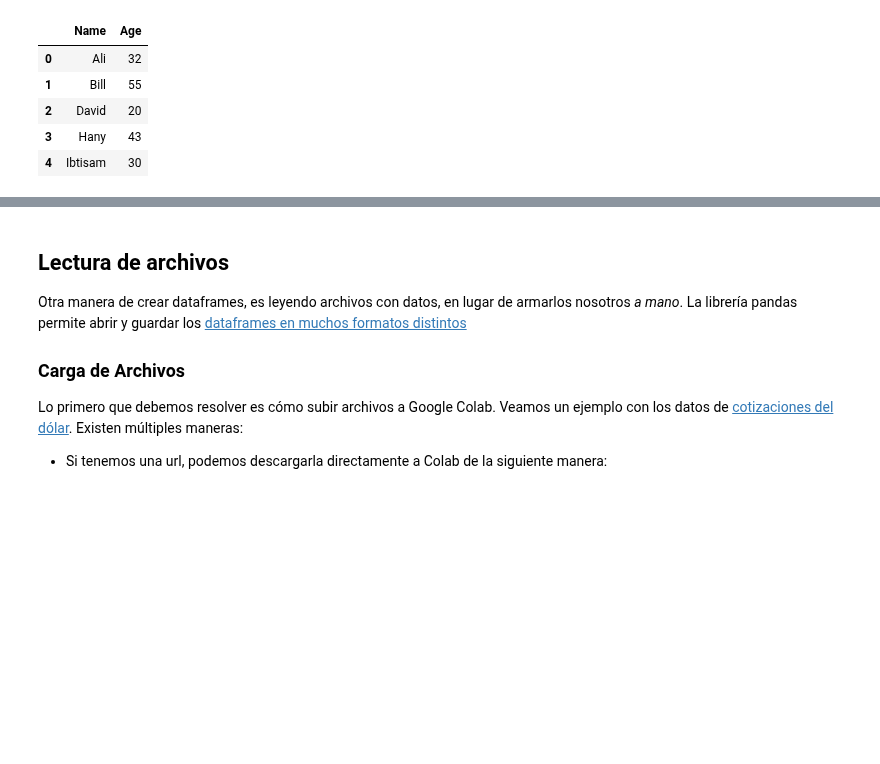
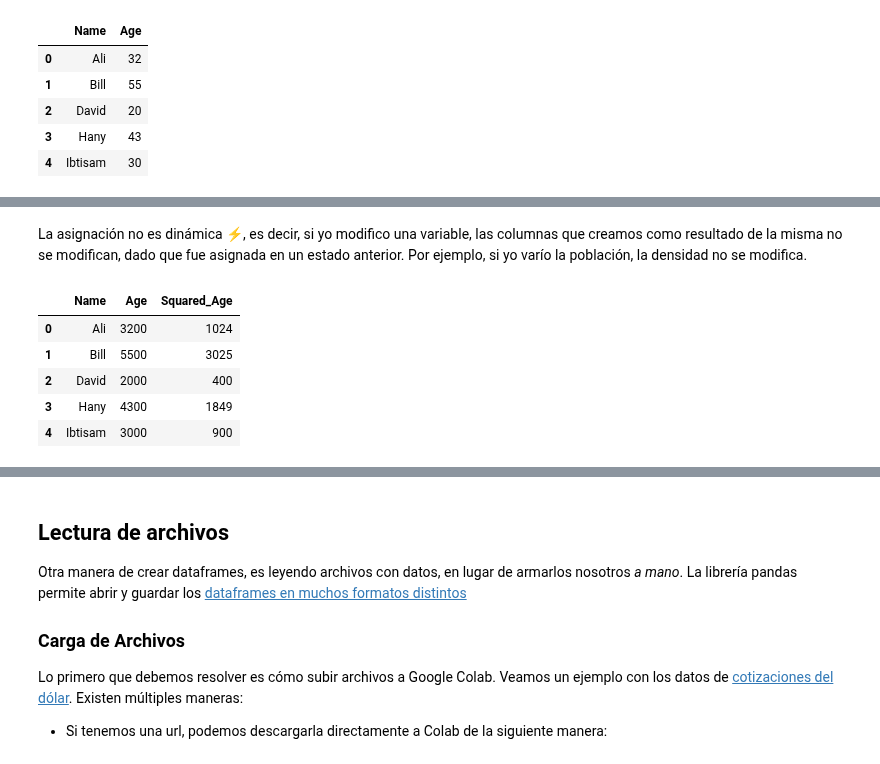
Before and after one commit to mateosuster/pythonungs, a Jupyter notebook: codigos/manipulacion_de_datos/1_Intro_Pandas.ipynb, the cells around one changed output, grey strips where cells are left out. Saved outputs shown, nothing was run; the diff lists cells and outputs as text; code cells hidden in the pictures; blank space fills up the shorter version.

```diff
--- a/codigos/manipulacion_de_datos/1_Intro_Pandas.ipynb
+++ b/codigos/manipulacion_de_datos/1_Intro_Pandas.ipynb
@@ -197,0 +212,12 @@ data_frame es <class 'pandas.core.frame.DataFrame'>
+# %% [markdown]
+La asignación no es dinámica ⚡, es decir, si yo modifico una variable, las columnas que creamos como resultado de la misma no se modifican, dado que fue asignada en un estado anterior. Por ejemplo, si yo varío la población, la densidad no se modifica.
+# %%
+data_frame["Age"] = data_frame["Age"] * 100
+data_frame
+# %% [output]
+|  | Name | Age | Squared_Age |
+| 0 | Ali | 3200 | 1024 |
+| 1 | Bill | 5500 | 3025 |
+| 2 | David | 2000 | 400 |
+| 3 | Hany | 4300 | 1849 |
+| 4 | Ibtisam | 3000 | 900 |
```
Also changed, not shown: parts of 6 cells of this notebook.
